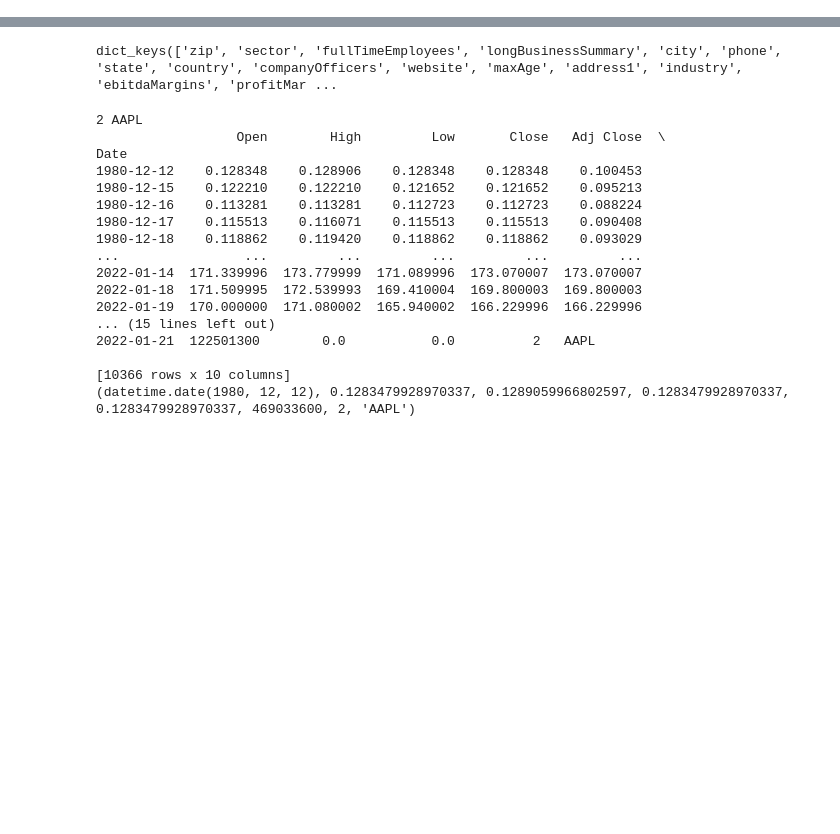
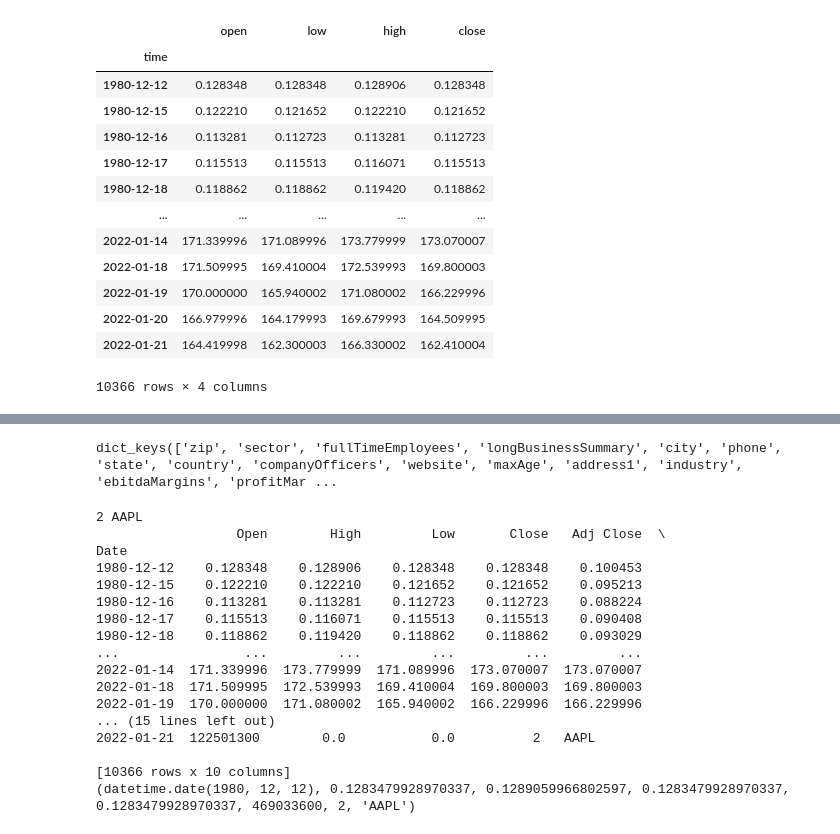
Before and after one commit to Ale-Cas/py-quant-fin, a Jupyter notebook: notebooks/experiments.ipynb, the cells around one changed output, grey strips where cells are left out. Cells and saved outputs as stored; diff of their text form; code cells hidden in the pictures; blank space fills up the shorter version.

Commit message:
database methods

```diff
--- a/notebooks/scrapers.ipynb
+++ b/notebooks/experiments.ipynb
@@ -18 +4,37 @@ cur.execute(query = sql_query)
+# %%
+import config
+import psycopg2
+import pandas as pd
+connection = psycopg2.connect(
+                host=config.DB_HOST,
+                database=config.DB_NAME,
+                user=config.DB_USER,
+                password=config.DB_PASSWORD,
+            )
+cursor = connection.cursor()
+ticker = "AAPL"
+query = (
+            f"""SELECT "time", open, low, high, close FROM prices WHERE assets_id = (SELECT id FROM assets WHERE ticker = '{ticker}');"""
+        )
+cursor.execute(query)
+cols = ["time", "open", "low", "high", "close"]
+df = pd.DataFrame(cursor.fetchall(), columns = cols)
+df = df.set_index("time")
+df = df.sort_index()
+df
+# %% [output]
+|  | open | low | high | close |
+| time |  |  |  |  |
+| 1980-12-12 | 0.128348 | 0.128348 | 0.128906 | 0.128348 |
+| 1980-12-15 | 0.122210 | 0.121652 | 0.122210 | 0.121652 |
+| 1980-12-16 | 0.113281 | 0.112723 | 0.113281 | 0.112723 |
+| 1980-12-17 | 0.115513 | 0.115513 | 0.116071 | 0.115513 |
+| 1980-12-18 | 0.118862 | 0.118862 | 0.119420 | 0.118862 |
+| ... | ... | ... | ... | ... |
+| 2022-01-14 | 171.339996 | 171.089996 | 173.779999 | 173.070007 |
+| 2022-01-18 | 171.509995 | 169.410004 | 172.539993 | 169.800003 |
+| 2022-01-19 | 170.000000 | 165.940002 | 171.080002 | 166.229996 |
+| 2022-01-20 | 166.979996 | 164.179993 | 169.679993 | 164.509995 |
+| 2022-01-21 | 164.419998 | 162.300003 | 166.330002 | 162.410004 |
+10366 rows × 4 columns
 # %%
```
Also changed, not shown: parts of 8 cells of this notebook, 2 other files.
